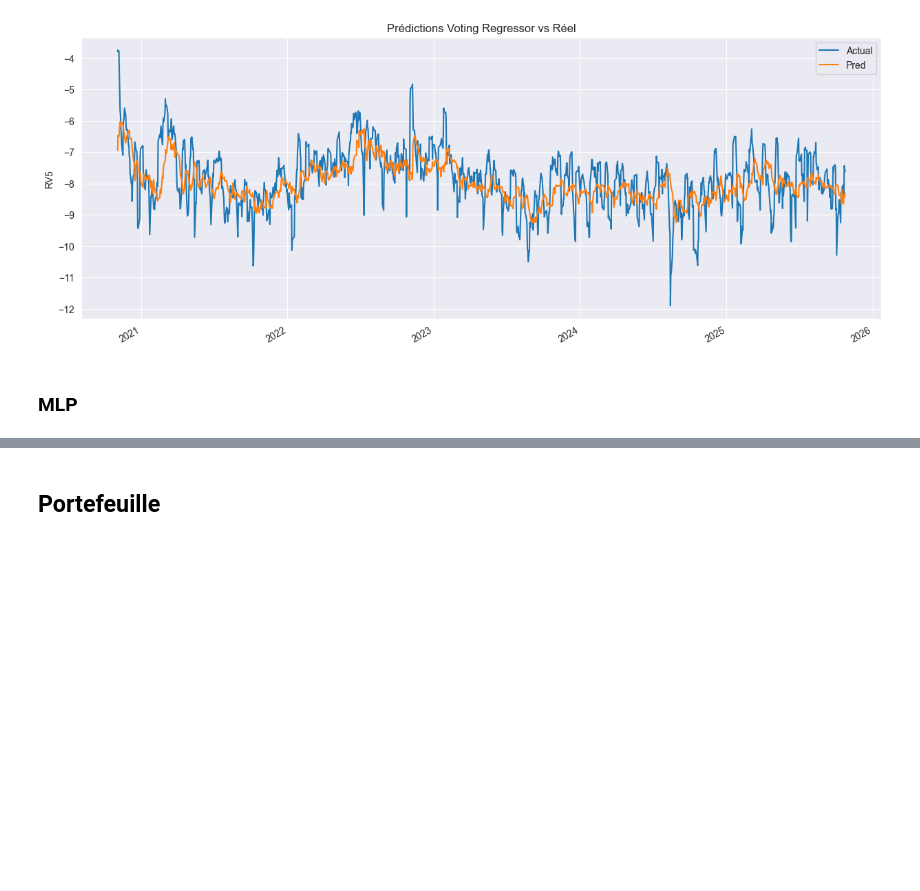
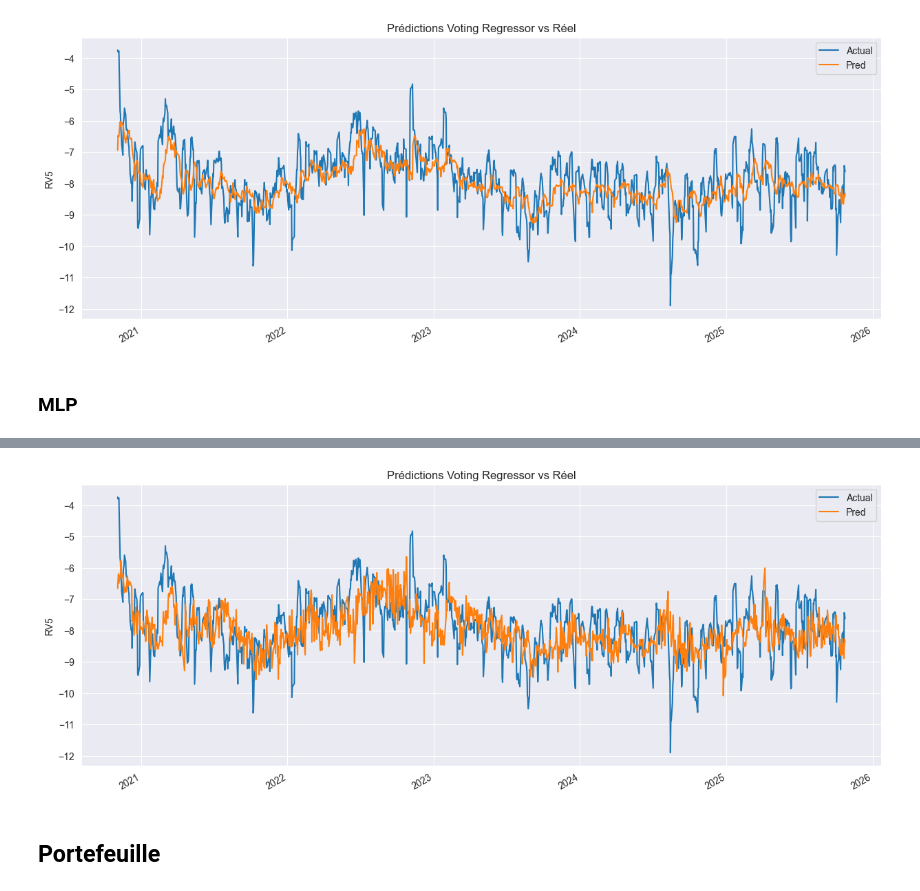
Before and after one commit to AntoninDevalland/Projet_Ml_Momentum, a Jupyter notebook: main_v2.ipynb, the cells around one changed output, grey strips where cells are left out. Drawn from its saved outputs; the diff is of its cells as text; code cells hidden in the pictures; blank space fills up the shorter version.

```diff
--- a/main_v2.ipynb
+++ b/main_v2.ipynb
@@ -1473,3 +1479,10 @@ print(metrics_nn)
+# %%
+plt.figure(figsize=(15, 6))
+df_res_nn.iloc[-1250:].plot(ax=plt.gca(), title="Prédictions Voting Regressor vs Réel")
+plt.ylabel("RV5")
+plt.show()
+# %% [output]
+[figure, added]
 # %% [markdown]
 ## Portefeuille
 # %% [markdown]
```
Also changed, not shown: parts of 5 cells of this notebook.
